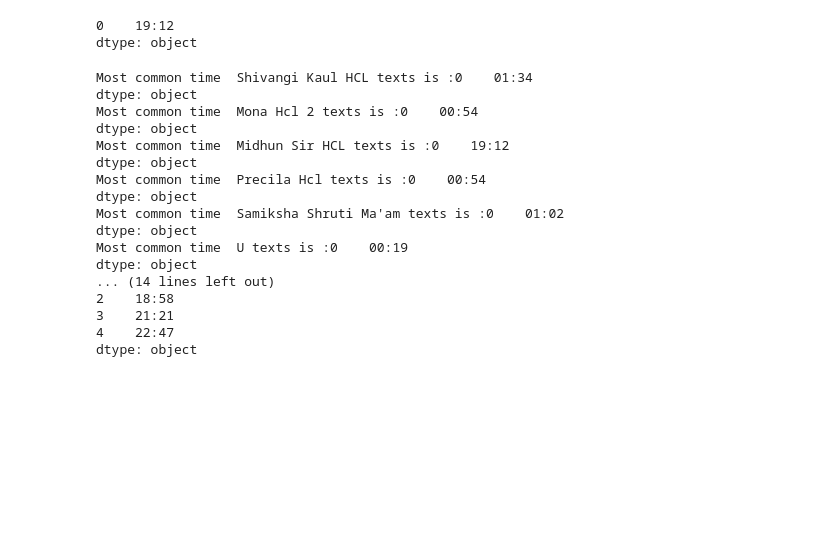
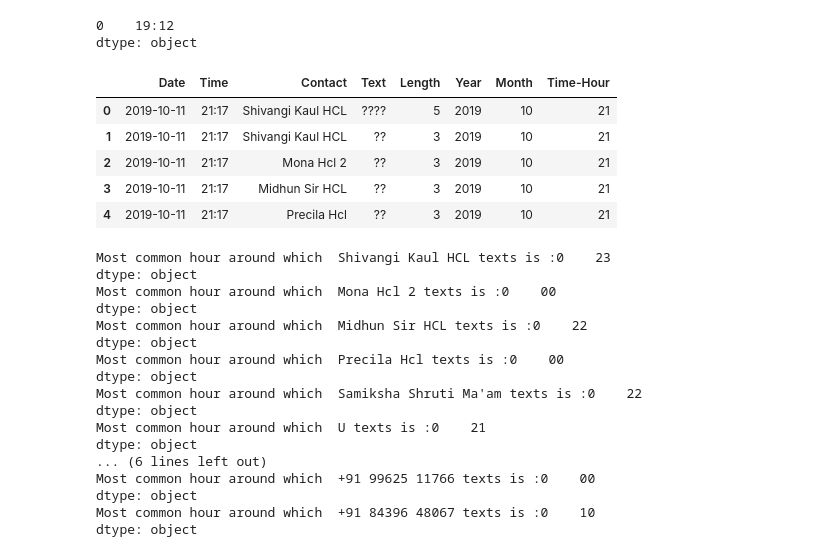
Before and after one commit to Raksh710/Whatsapp_Chat_Analysis, a Jupyter notebook: Whatsapp_analysis.ipynb, the cells around one changed output. Saved outputs shown, nothing was run; the diff lists cells and outputs as text; code cells hidden in the pictures; blank space fills up the shorter version.

```diff
--- a/Whatsapp_analysis.ipynb
+++ b/Whatsapp_analysis.ipynb
@@ -447,25 +447,35 @@ df[df['Contact']==' Midhun Sir HCL']['Time'].mode()
 # %% [output]
 0    19:12
 dtype: object
+# %%
+df['Time-Hour'] = df['Time'].apply(lambda x: x.split(':')[0])
+# %%
+df.head()
+# %% [output]
+|  | Date | Time | Contact | Text | Length | Year | Month | Time-Hour |
+| 0 | 2019-10-11 | 21:17 | Shivangi Kaul HCL | ???? | 5 | 2019 | 10 | 21 |
+| 1 | 2019-10-11 | 21:17 | Shivangi Kaul HCL | ?? | 3 | 2019 | 10 | 21 |
+| 2 | 2019-10-11 | 21:17 | Mona Hcl 2 | ?? | 3 | 2019 | 10 | 21 |
+| 3 | 2019-10-11 | 21:17 | Midhun Sir HCL | ?? | 3 | 2019 | 10 | 21 |
+| 4 | 2019-10-11 | 21:17 | Precila Hcl | ?? | 3 | 2019 | 10 | 21 |
 # %%
 for i in df['Contact'].unique():
-    print(f"Most common time {i} texts is :{df[df['Contact']== i]['Time'].mode()} ")
-    #print(df[df['Contact']== i]['Time'].mode())
+    print(f"Most common hour around which {i} texts is :{df[df['Contact']== i]['Time-Hour'].mode()} ")
 # %% [output]
-Most common time  Shivangi Kaul HCL texts is :0    01:34
+Most common hour around which  Shivangi Kaul HCL texts is :0    23
 dtype: object
-Most common time  Mona Hcl 2 texts is :0    00:54
+Most common hour around which  Mona Hcl 2 texts is :0    00
 dtype: object
-Most common time  Midhun Sir HCL texts is :0    19:12
+Most common hour around which  Midhun Sir HCL texts is :0    22
 dtype: object
-Most common time  Precila Hcl texts is :0    00:54
+Most common hour around which  Precila Hcl texts is :0    00
 dtype: object
-Most common time  Samiksha Shruti Ma'am texts is :0    01:02
+Most common hour around which  Samiksha Shruti Ma'am texts is :0    22
 dtype: object
-Most common time  U texts is :0    00:19
+Most common hour around which  U texts is :0    21
 dtype: object
-... (14 lines left out)
-2    18:58
-3    21:21
-4    22:47
+... (6 lines left out)
+Most common hour around which  +91 99625 11766 texts is :0    00
 dtype: object
+Most common hour around which  +91 84396 48067 texts is :0    10
+dtype: object
```
